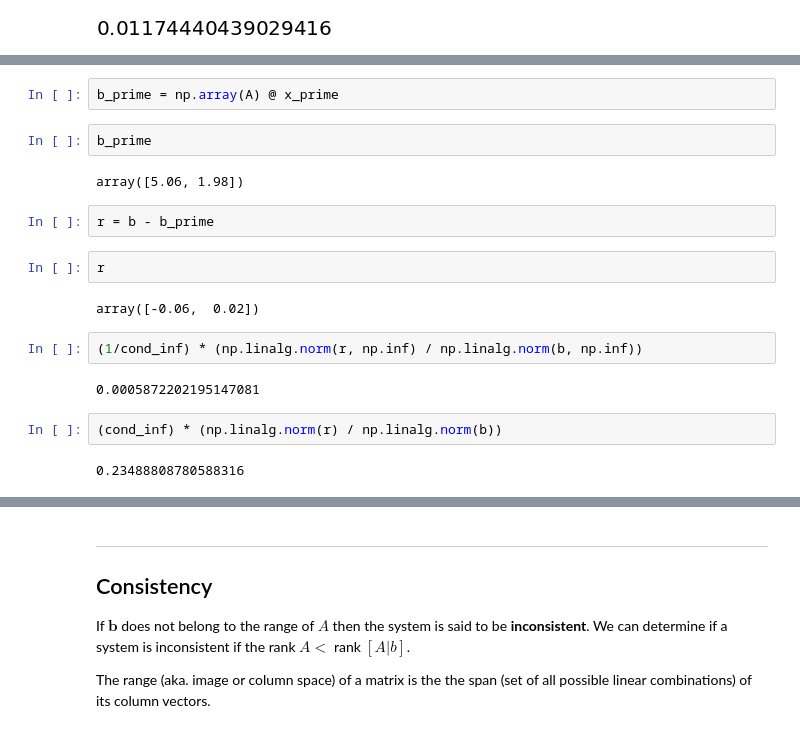
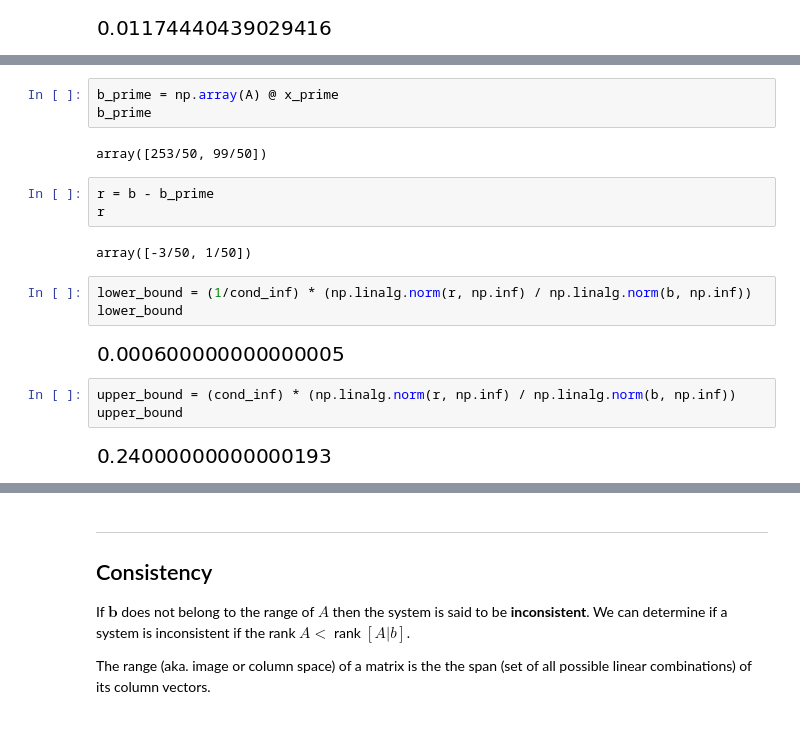
Before and after one commit to sheikhomar/opan, a Jupyter notebook: lec06.ipynb, the cells around one changed output, grey strips where cells are left out. Drawn from its saved outputs; the diff is of its cells as text.

```diff
--- a/lec06.ipynb
+++ b/lec06.ipynb
@@ -150,23 +159,23 @@ cond_inf
 # %%
 b_prime = np.array(A) @ x_prime
+b_prime
+# %% [output]
+array([253/50, 99/50])
-# %%
-b_prime
-# %% [output]
-array([5.06, 1.98])
 # %%
 r = b - b_prime
+r
+# %% [output]
+array([-3/50, 1/50])
-# %%
-r
-# %% [output]
-array([-0.06,  0.02])
 # %%
-(1/cond_inf) * (np.linalg.norm(r, np.inf) / np.linalg.norm(b, np.inf))
+lower_bound = (1/cond_inf) * (np.linalg.norm(r, np.inf) / np.linalg.norm(b, np.inf))
+lower_bound
 # %% [output]
-0.0005872202195147081
+[figure, added]
 # %%
-(cond_inf) * (np.linalg.norm(r) / np.linalg.norm(b))
+upper_bound = (cond_inf) * (np.linalg.norm(r, np.inf) / np.linalg.norm(b, np.inf))
+upper_bound
 # %% [output]
-0.23488808780588316
+[figure, added]
 # %%
 x = np.array([1, 1])
 e = x - x_prime
```
Also changed, not shown: parts of 37 cells of this notebook, 3 other files.
